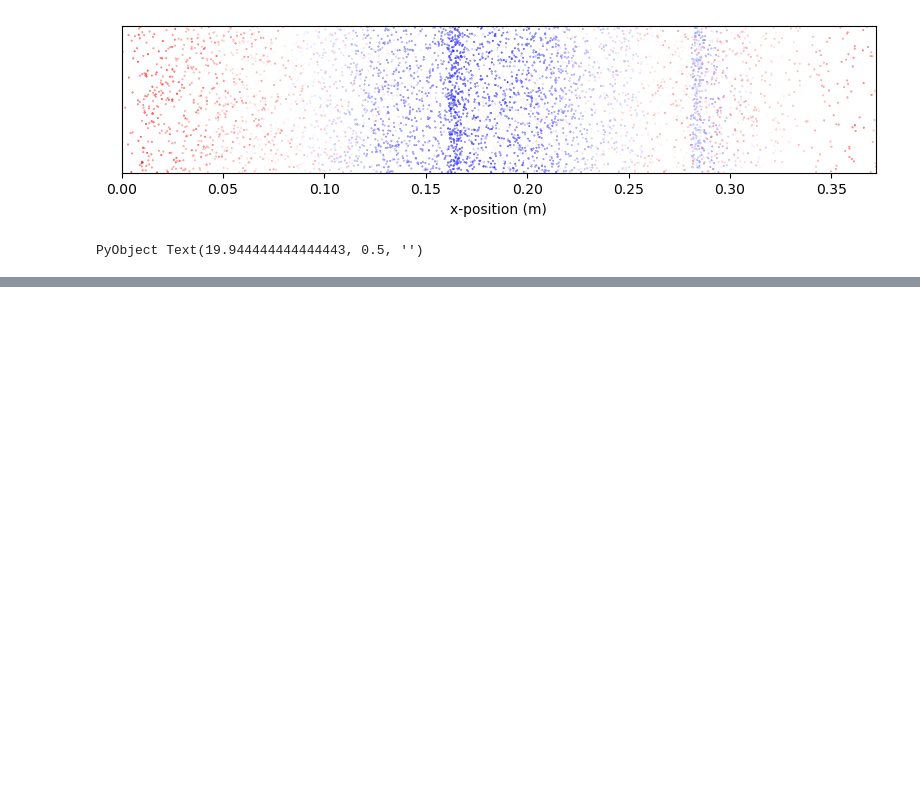
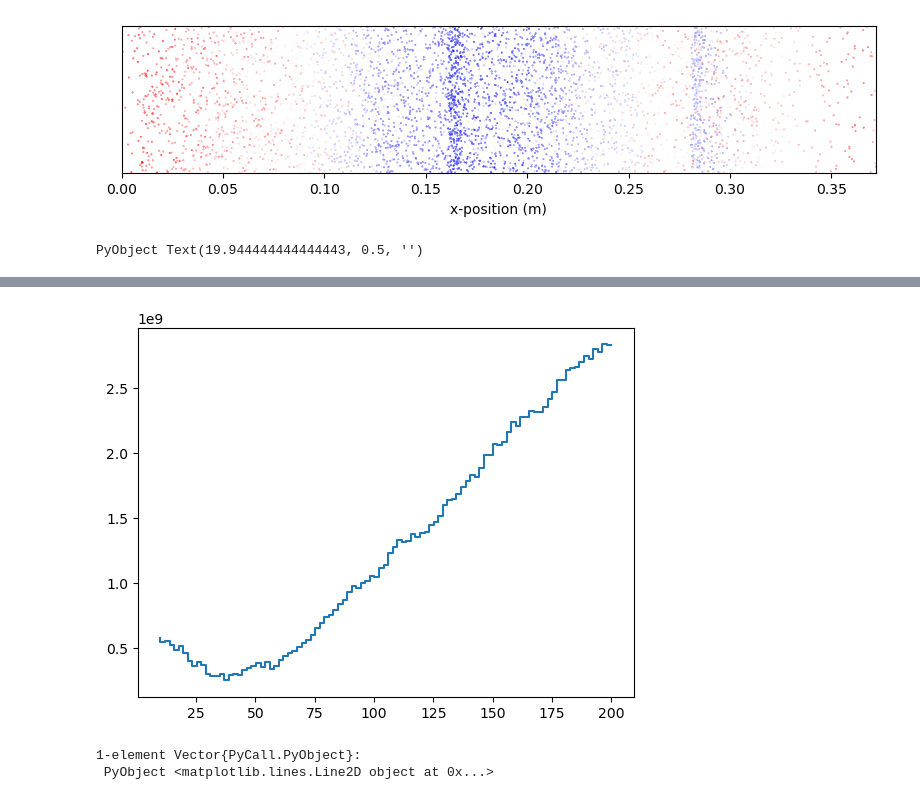
Before and after one commit to bchaber/iskra, a Jupyter notebook: klystron.ipynb, the cells around one changed output, grey strips where cells are left out. Drawn from its saved outputs; the diff is of its cells as text; code cells hidden in the pictures; blank space fills up the shorter version.

```diff
--- a/klystron.ipynb
+++ b/klystron.ipynb
@@ -665,0 +631,6 @@ end
+# %%
+step(x, y)
+# %% [output]
+[figure, added]
+1-element Vector{PyCall.PyObject}:
+ PyObject <matplotlib.lines.Line2D object at 0x...>
```
Also changed, not shown: parts of 13 cells of this notebook.
